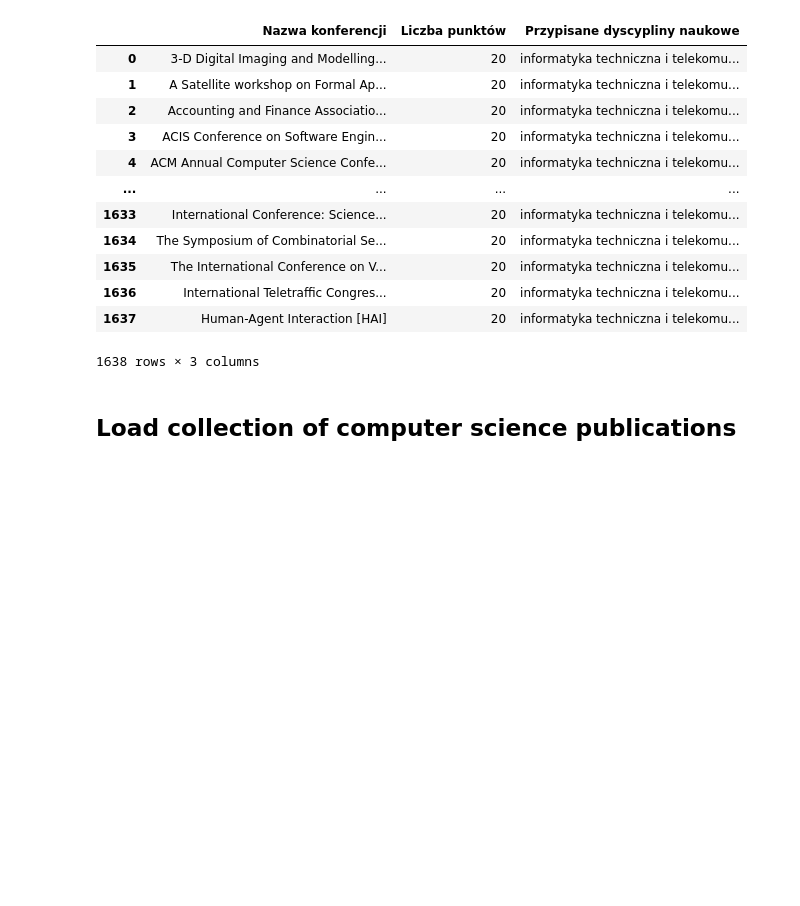
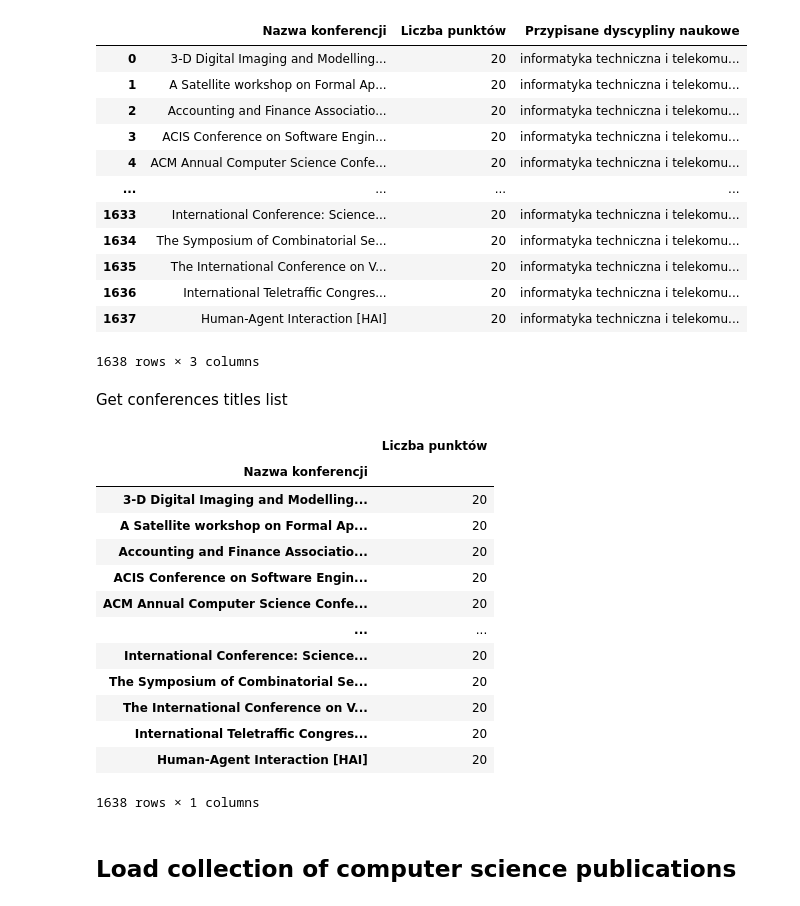
Before and after one commit to kabix09/master_thesis, a Jupyter notebook: notebooks/scientometrics_quotes.ipynb, the cells around one changed output. Drawn from its saved outputs; the diff is of its cells as text; code cells hidden in the pictures; blank space fills up the shorter version.

```diff
--- a/notebooks/scientometrics_quotes.ipynb
+++ b/notebooks/scientometrics_quotes.ipynb
@@ -58,6 +82,29 @@ display(gov_conferences_data)
 | 1636 | International Teletraffic Congres... | 20 | informatyka techniczna i telekomu... |
 | 1637 | Human-Agent Interaction [HAI] | 20 | informatyka techniczna i telekomu... |
 1638 rows × 3 columns
+# %% [markdown]
+Get conferences titles list
+# %%
+conferences_list = gov_conferences_data[['Nazwa konferencji', 'Liczba punktów']]
+conferences_list = conferences_list.drop_duplicates(subset=['Nazwa konferencji'])
+conferences_list = conferences_list.dropna()
+conferences_list = conferences_list.set_index('Nazwa konferencji')
+display(conferences_list)
+# %% [output]
+|  | Liczba punktów |
+| Nazwa konferencji |  |
+| 3-D Digital Imaging and Modelling... | 20 |
+| A Satellite workshop on Formal Ap... | 20 |
+| Accounting and Finance Associatio... | 20 |
+| ACIS Conference on Software Engin... | 20 |
+| ACM Annual Computer Science Confe... | 20 |
+| ... | ... |
+| International Conference: Science... | 20 |
+| The Symposium of Combinatorial Se... | 20 |
+| The International Conference on V... | 20 |
+| International Teletraffic Congres... | 20 |
+| Human-Agent Interaction [HAI] | 20 |
+1638 rows × 1 columns
 # %% [markdown]
 ## Load collection of computer science publications
 # %% [markdown]
```
Also changed, not shown: parts of 15 cells of this notebook.
